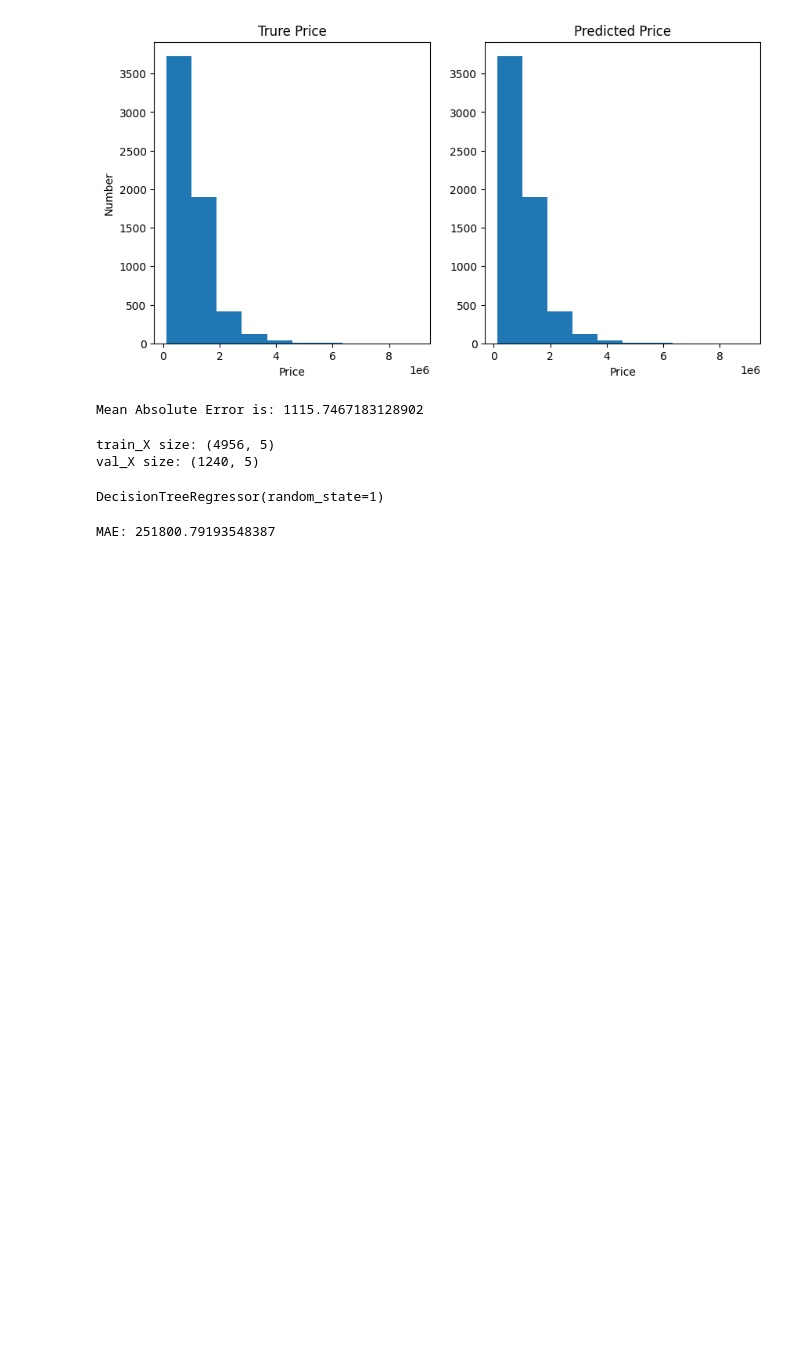
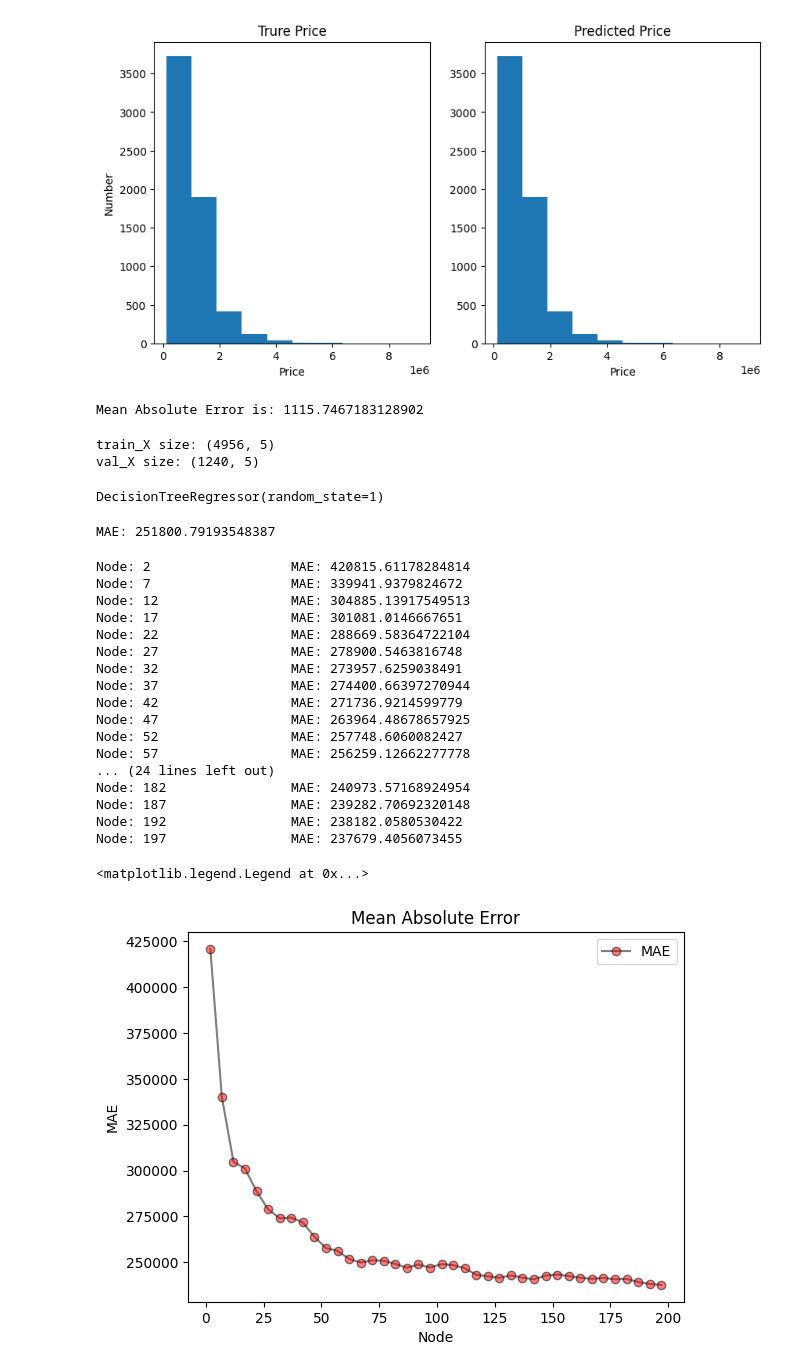
Before and after one commit to rezaAdinepour/ml4fun, a Jupyter notebook: Decision Tree/DecisionTree.ipynb, the cells around one changed output. Cells and saved outputs as stored; diff of their text form; code cells hidden in the pictures; blank space fills up the shorter version.

Commit message:
add MAE curve

```diff
--- a/Decision Tree/DecisionTree.ipynb
+++ b/Decision Tree/DecisionTree.ipynb
@@ -169,6 +169,7 @@ MAE: 251800.79193548387
 def get_MAE(max_leaf_nodes, train_X, val_X, train_y, val_y):
     model = DecisionTreeRegressor(max_leaf_nodes=max_leaf_nodes, random_state=1)
     model.fit(train_X, train_y)
-    pred_val = model.predict(val_y)
+    pred_val = model.predict(val_X)
+    mae = mean_absolute_error(val_y, pred_val)
 
-    return mean_absolute_error(val_y, pred_val)
+    return mae
@@ -174,0 +178,33 @@ def get_MAE(max_leaf_nodes, train_X, val_X, train_y, val_y):
+# %%
+nodes = np.arange(2, 200, 5)
+MAE = []
+
+for i in nodes:
+    MAE.append(get_MAE(i, train_X, val_X, train_y, val_y))
+    print(f"Node: {i} \t\t MAE: {MAE[-1]}")
+
+plt.plot(nodes, MAE, "o-", color='black', markerfacecolor='red', markersize=6, alpha=0.5, label="MAE")
+plt.title("Mean Absolute Error")
+plt.xlabel("Node")
+plt.ylabel("MAE")
+plt.legend()
+# %% [output]
+Node: 2                  MAE: 420815.61178284814
+Node: 7                  MAE: 339941.9379824672
+Node: 12                 MAE: 304885.13917549513
+Node: 17                 MAE: 301081.0146667651
+Node: 22                 MAE: 288669.58364722104
+Node: 27                 MAE: 278900.5463816748
+Node: 32                 MAE: 273957.6259038491
+Node: 37                 MAE: 274400.66397270944
+Node: 42                 MAE: 271736.9214599779
+Node: 47                 MAE: 263964.48678657925
+Node: 52                 MAE: 257748.6060082427
+Node: 57                 MAE: 256259.12662277778
+... (24 lines left out)
+Node: 182                MAE: 240973.57168924954
+Node: 187                MAE: 239282.70692320148
+Node: 192                MAE: 238182.0580530422
+Node: 197                MAE: 237679.4056073455
+<matplotlib.legend.Legend at 0x...>
+[figure, added]
```
Also changed, not shown: parts of 1 cell of this notebook.
